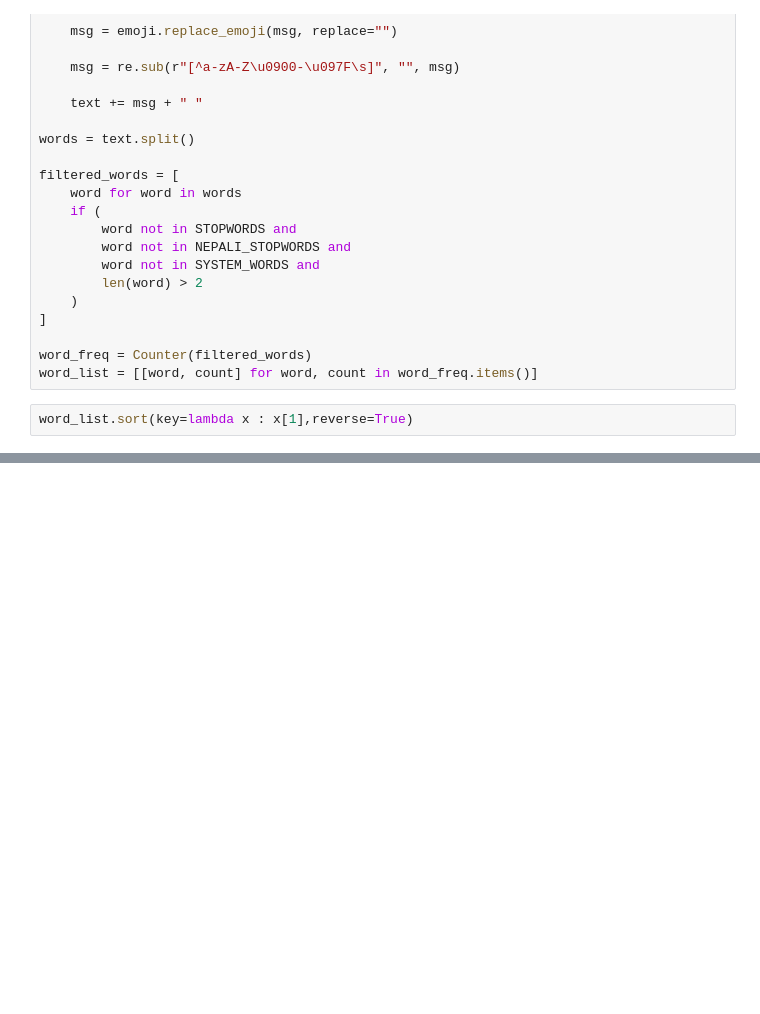
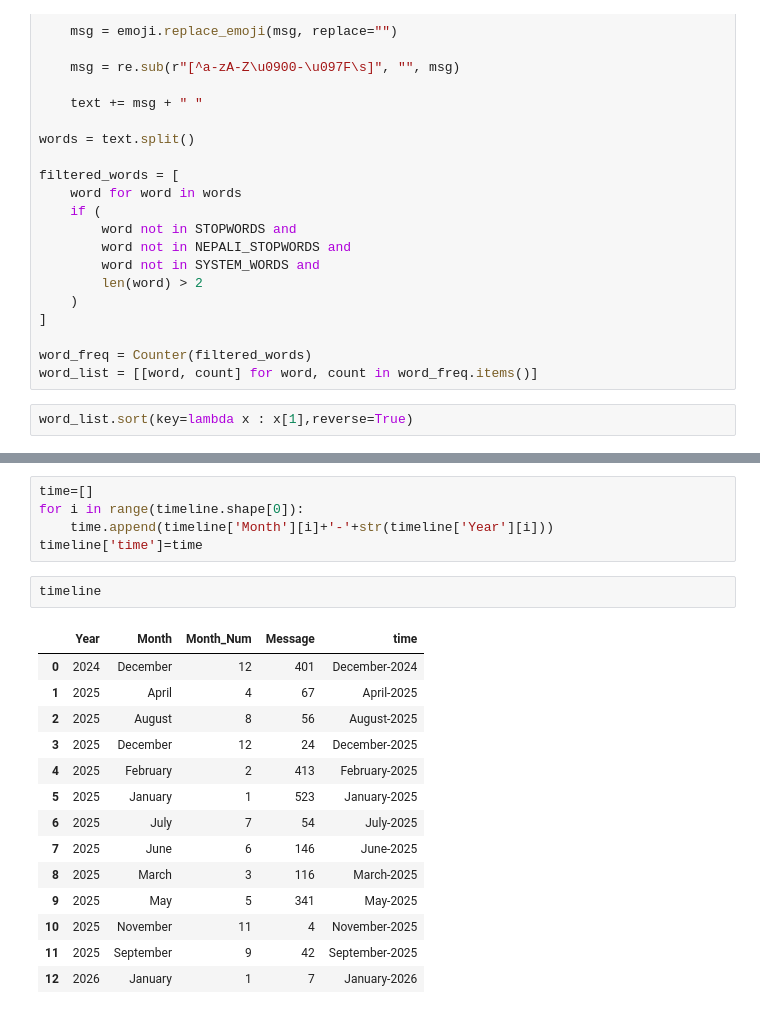
Before and after one commit to abishekparajuli-np/Whatsapp_Chat_Analysis, a Jupyter notebook: test_notebook.ipynb, the cells around one changed output, grey strips where cells are left out. Cells and saved outputs as stored; diff of their text form; blank space fills up the shorter version.

```diff
--- a/test_notebook.ipynb
+++ b/test_notebook.ipynb
@@ -239,0 +293,22 @@ word_list
+# %%
+time=[]
+for i in range(timeline.shape[0]):
+    time.append(timeline['Month'][i]+'-'+str(timeline['Year'][i]))
+timeline['time']=time
+# %%
+timeline
+# %% [output]
+|  | Year | Month | Month_Num | Message | time |
+| 0 | 2024 | December | 12 | 401 | December-2024 |
+| 1 | 2025 | April | 4 | 67 | April-2025 |
+| 2 | 2025 | August | 8 | 56 | August-2025 |
+| 3 | 2025 | December | 12 | 24 | December-2025 |
+| 4 | 2025 | February | 2 | 413 | February-2025 |
+| 5 | 2025 | January | 1 | 523 | January-2025 |
+| 6 | 2025 | July | 7 | 54 | July-2025 |
+| 7 | 2025 | June | 6 | 146 | June-2025 |
+| 8 | 2025 | March | 3 | 116 | March-2025 |
+| 9 | 2025 | May | 5 | 341 | May-2025 |
+| 10 | 2025 | November | 11 | 4 | November-2025 |
+| 11 | 2025 | September | 9 | 42 | September-2025 |
+| 12 | 2026 | January | 1 | 7 | January-2026 |
```
Also changed, not shown: parts of 13 cells of this notebook, 6 other files.
